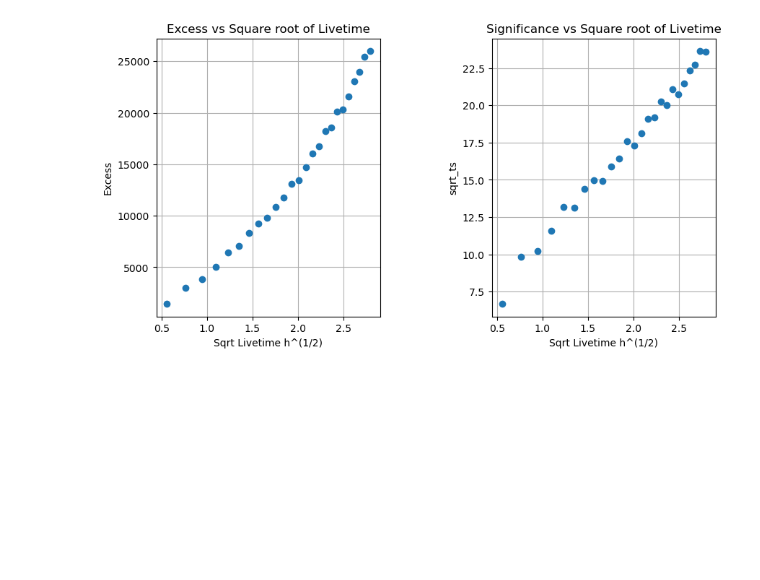
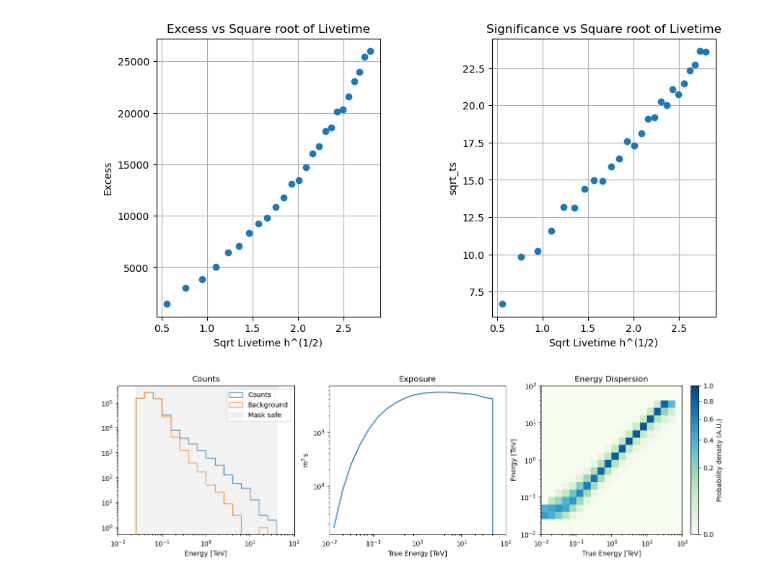
Before and after one commit to chaimain/asgardpy, a Jupyter notebook: notebooks/test_dataset_1d_step.ipynb, the cells around one changed output. Drawn from its saved outputs; the diff is of its cells as text; code cells hidden in the pictures; blank space fills up the shorter version.

```diff
--- a/notebooks/test_dataset_1d_step.ipynb
+++ b/notebooks/test_dataset_1d_step.ipynb
@@ -405,3 +407,7 @@ plt.title('Significance vs Square root of Livetime')
 plt.subplots_adjust(wspace=0.5)
 # %% [output]
 [figure]
+# %%
+stacked_dataset.peek()
+# %% [output]
+[figure, added]
```
Also changed, not shown: parts of 16 cells of this notebook, 10 other files.
